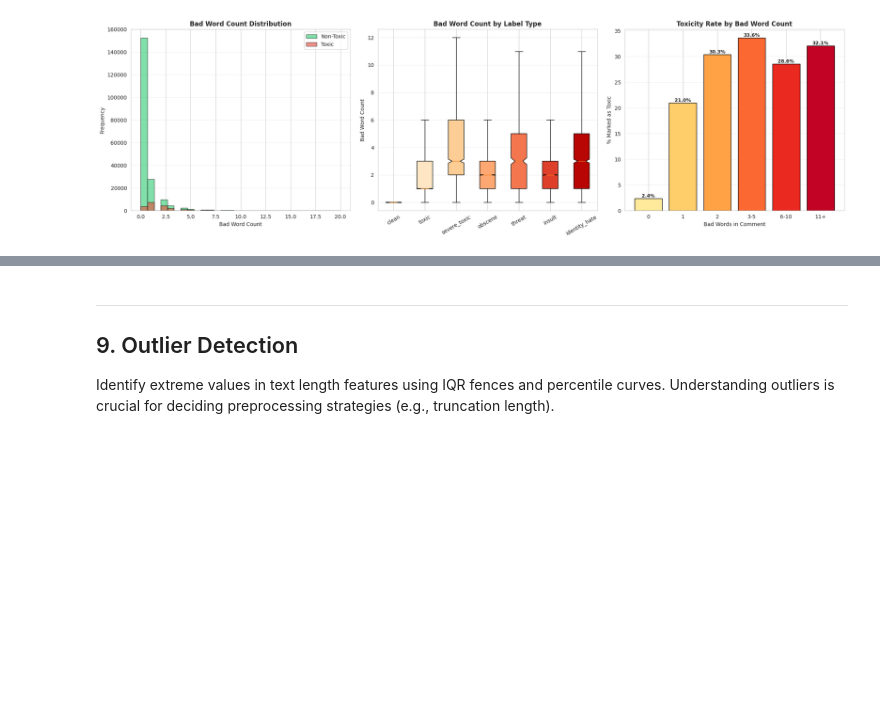
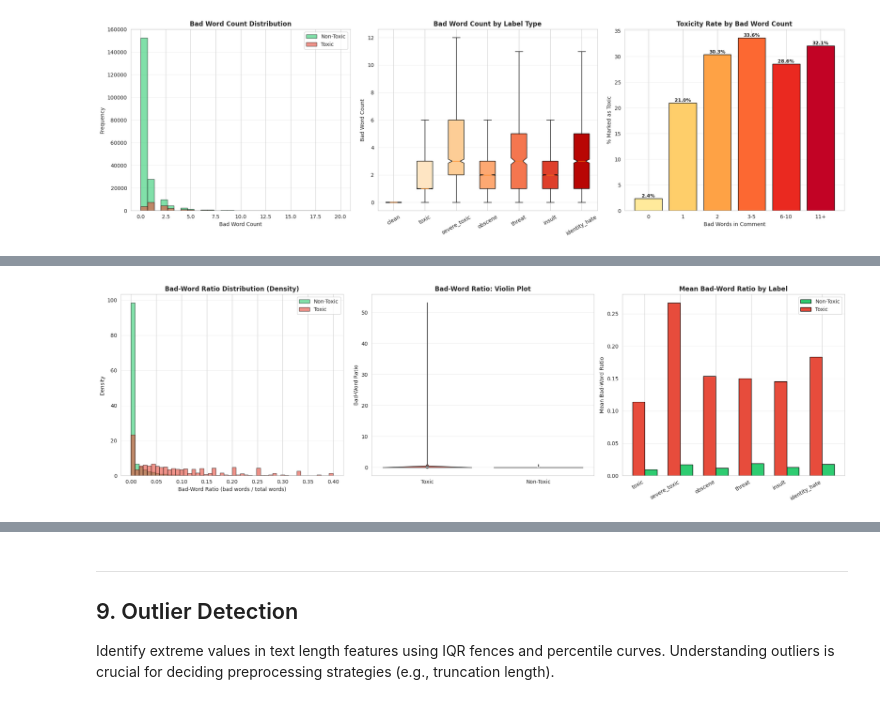
Before and after one commit to Atlls/Jigsaw-Toxic-Comment-Classification-ml, a Jupyter notebook: notebook/eda_v2.ipynb, the cells around one changed output, grey strips where cells are left out. Saved outputs shown, nothing was run; the diff lists cells and outputs as text; code cells hidden in the pictures; blank space fills up the shorter version.

Commit message:
add used bad words per total words ratio section

```diff
--- a/notebook/eda_v2.ipynb
+++ b/notebook/eda_v2.ipynb
@@ -762,0 +767,85 @@ df.drop(columns=['bad_word_bucket'], inplace=True)
+# %%
+# ============================================================
+# 8d. Bad-Word Ratio (bad_word_count / word_count) — Toxic vs Non-Toxic
+# ============================================================
+
+# Compute ratio (avoid division by zero)
+df['bad_word_ratio'] = df['bad_word_count'] / df['word_count'].replace(0, 1)
+
+# --- Summary statistics ---
+ratio_toxic     = df.loc[toxic_mask, 'bad_word_ratio']
+ratio_non_toxic = df.loc[non_toxic_mask, 'bad_word_ratio']
+
+print("Bad-Word Ratio  (bad words / total words)")
+print("=" * 50)
+print(f"{'Metric':<22} {'Toxic':>10} {'Non-Toxic':>12}")
+print("-" * 50)
+print(f"{'Mean':<22} {ratio_toxic.mean():>10.4f} {ratio_non_toxic.mean():>12.4f}")
+print(f"{'Median':<22} {ratio_toxic.median():>10.4f} {ratio_non_toxic.median():>12.4f}")
+print(f"{'Std':<22} {ratio_toxic.std():>10.4f} {ratio_non_toxic.std():>12.4f}")
+print(f"{'Max':<22} {ratio_toxic.max():>10.4f} {ratio_non_toxic.max():>12.4f}")
+print(f"{'% with any bad word':<22} {(ratio_toxic > 0).mean()*100:>9.1f}% {(ratio_non_toxic > 0).mean()*100:>11.1f}%")
+
+# --- Visualisation ---
+fig, axes = plt.subplots(1, 3, figsize=(20, 6))
+
+# (A) Overlapping histograms
+axes[0].hist(ratio_non_toxic, bins=50, range=(0, 0.4), alpha=0.6,
+             color='#2ecc71', edgecolor='black', label='Non-Toxic', density=True)
+axes[0].hist(ratio_toxic, bins=50, range=(0, 0.4), alpha=0.6,
+             color='#e74c3c', edgecolor='black', label='Toxic', density=True)
+axes[0].set_title('Bad-Word Ratio Distribution (Density)', fontsize=12, fontweight='bold')
+axes[0].set_xlabel('Bad-Word Ratio (bad words / total words)')
+axes[0].set_ylabel('Density')
+axes[0].legend()
+axes[0].grid(axis='y', alpha=0.3)
+
+# (B) Violin + box plot comparison
+violin_data = pd.DataFrame({
+    'bad_word_ratio': pd.concat([ratio_toxic, ratio_non_toxic]),
+    'toxic': ['Toxic'] * len(ratio_toxic) + ['Non-Toxic'] * len(ratio_non_toxic)
+})
+sns.violinplot(data=violin_data, x='toxic', y='bad_word_ratio',
+               palette={'Toxic': '#e74c3c', 'Non-Toxic': '#2ecc71'},
+               inner='box', cut=0, ax=axes[1])
+axes[1].set_title('Bad-Word Ratio: Violin Plot', fontsize=12, fontweight='bold')
+axes[1].set_xlabel('')
+axes[1].set_ylabel('Bad-Word Ratio')
+axes[1].grid(axis='y', alpha=0.3)
+
+# (C) Mean bad-word ratio across all 6 label categories
+mean_ratios = {}
+for col in label_cols:
+    mean_ratios[col + '=1'] = df.loc[df[col] == 1, 'bad_word_ratio'].mean()
+    mean_ratios[col + '=0'] = df.loc[df[col] == 0, 'bad_word_ratio'].mean()
+
+ratio_df = pd.DataFrame({
+    'Label': label_cols,
+    'Positive (=1)': [mean_ratios[c + '=1'] for c in label_cols],
+    'Negative (=0)': [mean_ratios[c + '=0'] for c in label_cols],
+})
+ratio_df['Ratio (pos/neg)'] = ratio_df['Positive (=1)'] / ratio_df['Negative (=0)'].replace(0, np.nan)
+
+x = np.arange(len(label_cols))
+w = 0.35
+axes[2].bar(x + w/2, ratio_df['Negative (=0)'], w, label='Non-Toxic',
+            color='#2ecc71', edgecolor='black')
+axes[2].bar(x - w/2, ratio_df['Positive (=1)'], w, label='Toxic',
+            color='#e74c3c', edgecolor='black')
+axes[2].set_xticks(x)
+axes[2].set_xticklabels(label_cols, rotation=30, ha='right')
+axes[2].set_title('Mean Bad-Word Ratio by Label', fontsize=12, fontweight='bold')
+axes[2].set_ylabel('Mean Bad-Word Ratio')
+axes[2].legend()
+axes[2].grid(axis='y', alpha=0.3)
+
+plt.tight_layout()
+plt.show()
+
+# Print the summary table
+print("\nMean Bad-Word Ratio per Label (positive vs negative):")
+print(ratio_df.to_string(index=False, float_format='{:.4f}'.format))
+
+# Clean up temporary column
+df.drop(columns=['bad_word_ratio'], inplace=True)
+# %% [output]
@@ -762,0 +861 @@ df.drop(columns=['bad_word_bucket'], inplace=True)
+[figure, added]
```
Also changed, not shown: parts of 2 cells of this notebook, 1 other file.
